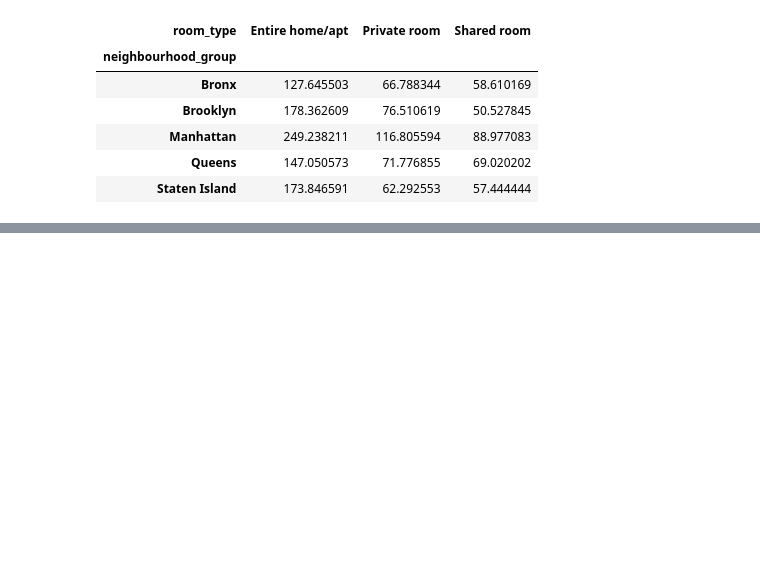
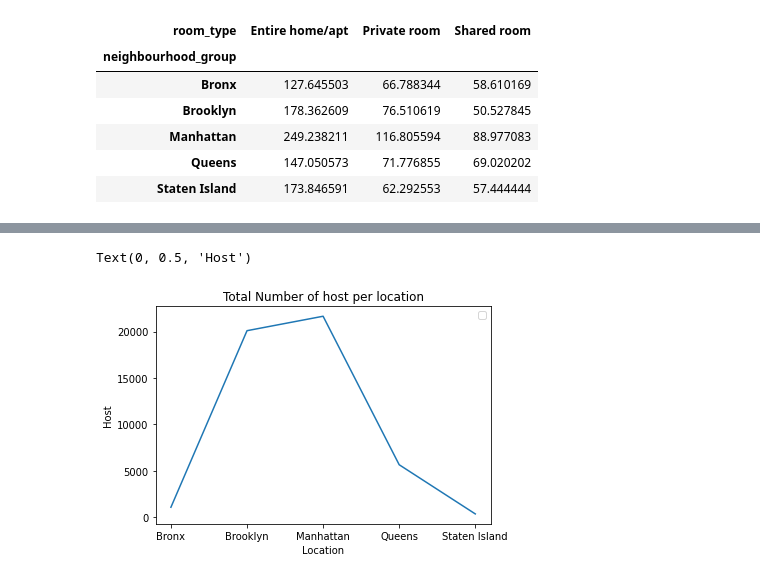
Before and after one commit to vanshansh19/Airbnb-Bookings-Analysis, a Jupyter notebook: EDA_Capstone_Project_1.ipynb, the cells around one changed output, grey strips where cells are left out. Cells and saved outputs as stored; diff of their text form; code cells hidden in the pictures; blank space fills up the shorter version.

```diff
--- a/EDA_Capstone_Project_1.ipynb
+++ b/EDA_Capstone_Project_1.ipynb
@@ -226,0 +253,4 @@ mean_preferred_price_df.plot.bar()
+# %%
+# take a simple formate of above question without index for plot the line chart
+host_per_location= airbnb_df.groupby(['neighbourhood_group'])['host_id'].count()
+host_per_location
@@ -226,0 +265,10 @@ mean_preferred_price_df.plot.bar()
+# %%
+# now plotting the k=line graph
+plt.legend(labels=['Number of host'])
+plt.plot(host_per_location)
+plt.title('Total Number of host per location')
+plt.xlabel('Location')
+plt.ylabel('Host')
+# %% [output]
+Text(0, 0.5, 'Host')
+[figure, added]
```
Also changed, not shown: parts of 26 cells of this notebook.
